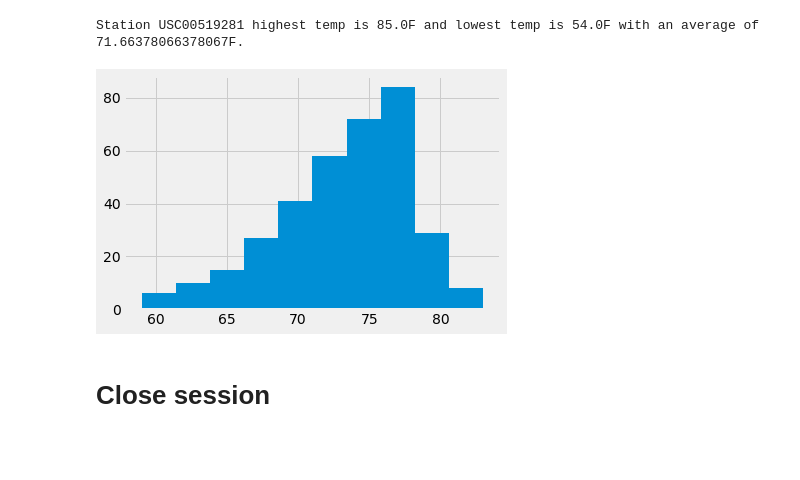
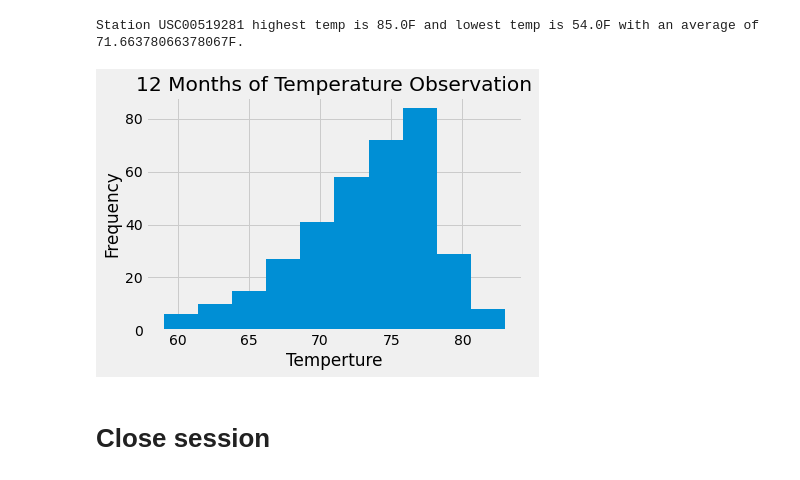
Before and after one commit to Stencoss/sqlalchemy-challenge, a Jupyter notebook: climate_starter.ipynb, the cells around one changed output. Cells and saved outputs as stored; diff of their text form; code cells hidden in the pictures; blank space fills up the shorter version.

```diff
--- a/climate_starter.ipynb
+++ b/climate_starter.ipynb
@@ -154,18 +157,21 @@ Station USC00519281 highest temp is 85.0F and lowest temp is 54.0F with an avera
 # %%
 # Using the most active station id
 # Query the last 12 months of temperature observation data for this station and plot the results as a histogram
 m_station_graph = session.query(Measurement.station, Measurement.tobs, Measurement.date).\
     filter(Measurement.station == 'USC00519281', Measurement.date > "2016-08-24").order_by((Measurement.date).desc()).all()
 m_station_graph
 m_station_df = pd.DataFrame(m_station_graph)
 # m_station_df = m_station_df.set_index('date').sort_index()
 # m_station_df = m_station_df.reset_index()
 plt.hist(m_station_df['tobs'])
+plt.title('12 Months of Temperature Observation')
+plt.xlabel('Temperture')
+plt.ylabel('Frequency')
 plt.show()
 # m_station_df.to_csv('test')
 # m_station_df
 # %% [output]
-[figure, old version]
+[figure, new version]
 # %% [markdown]
 # Close session
 # %%
```
Also changed, not shown: parts of 2 cells of this notebook.
